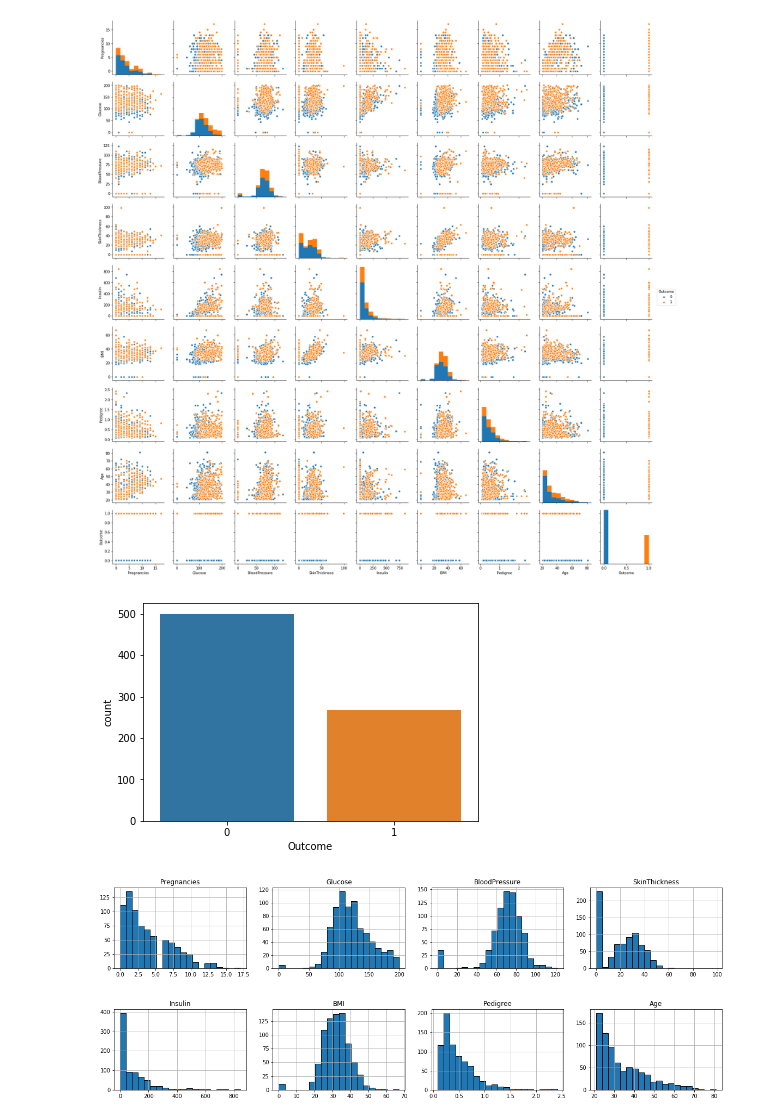
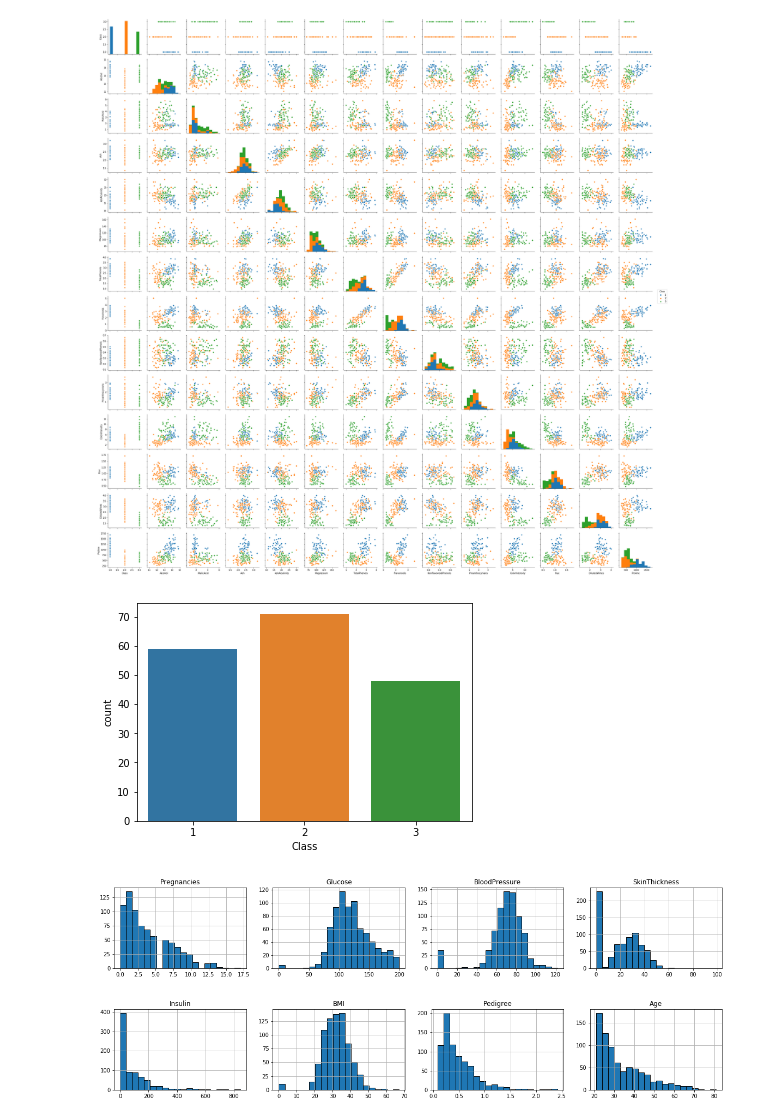
Before and after one commit to G-Maan/DataScience, a Jupyter notebook: indukcyjne/Untitled2.ipynb, the cells around one changed output. Saved outputs shown, nothing was run; the diff lists cells and outputs as text; code cells hidden in the pictures.

```diff
--- a/indukcyjne/Untitled2.ipynb
+++ b/indukcyjne/Untitled2.ipynb
@@ -39,13 +37,13 @@ max     67.100000    2.420000   81.000000    1.000000
 # %%
-sns.pairplot(data=dataset,hue='Outcome')
+sns.pairplot(data=dataset,hue='Class')
 plt.show()
 # %% [output]
-[figure, old version]
+[figure, new version]
 # %%
-sns.countplot(x='Outcome',data=dataset)
+sns.countplot(x='Class',data=dataset)
 plt.show()
 # %% [output]
-[figure, old version]
+[figure, new version]
 # %%
 columns=dataset.columns[:8]
 plt.subplots(figsize=(20,15))
```
Also changed, not shown: parts of 14 cells of this notebook, 1 other file.
